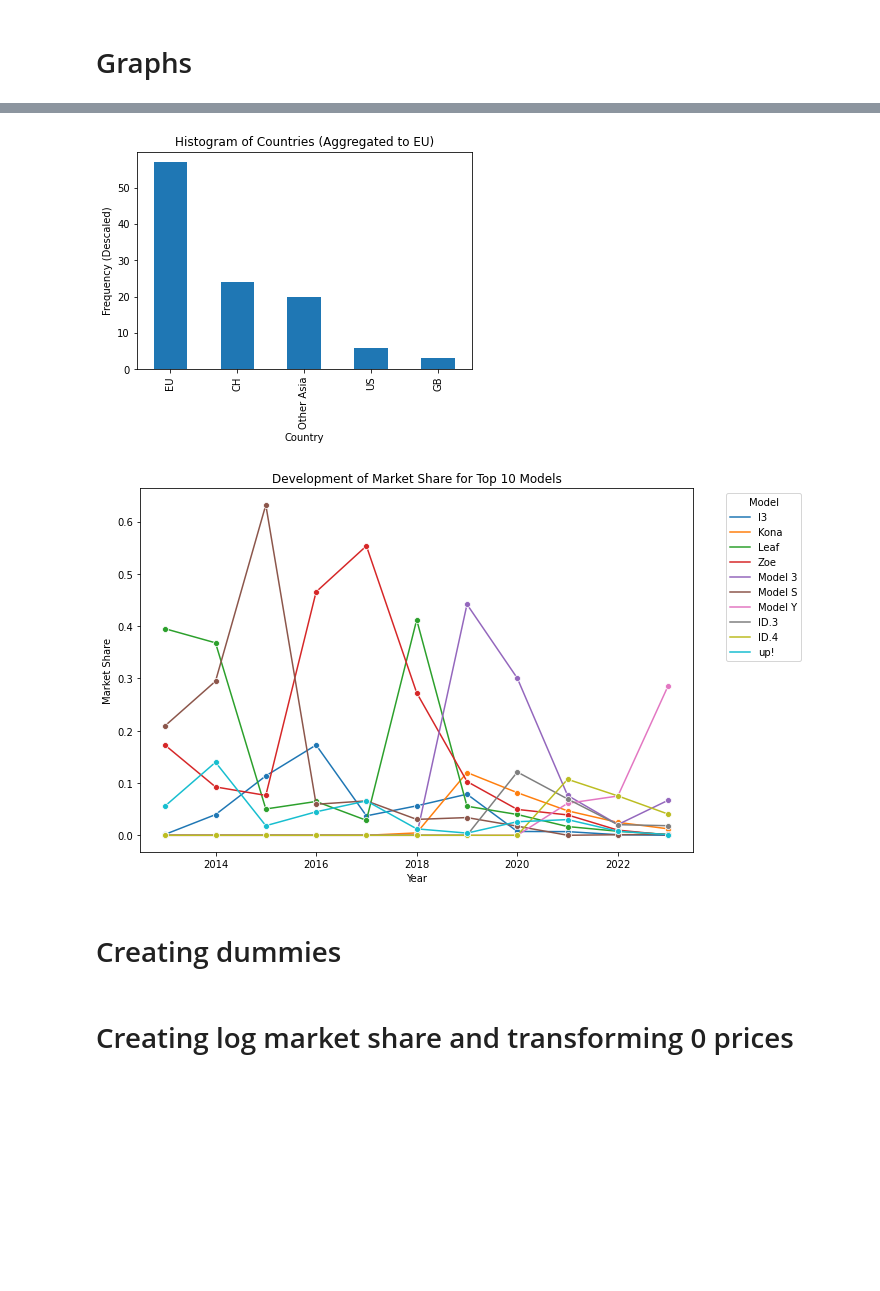
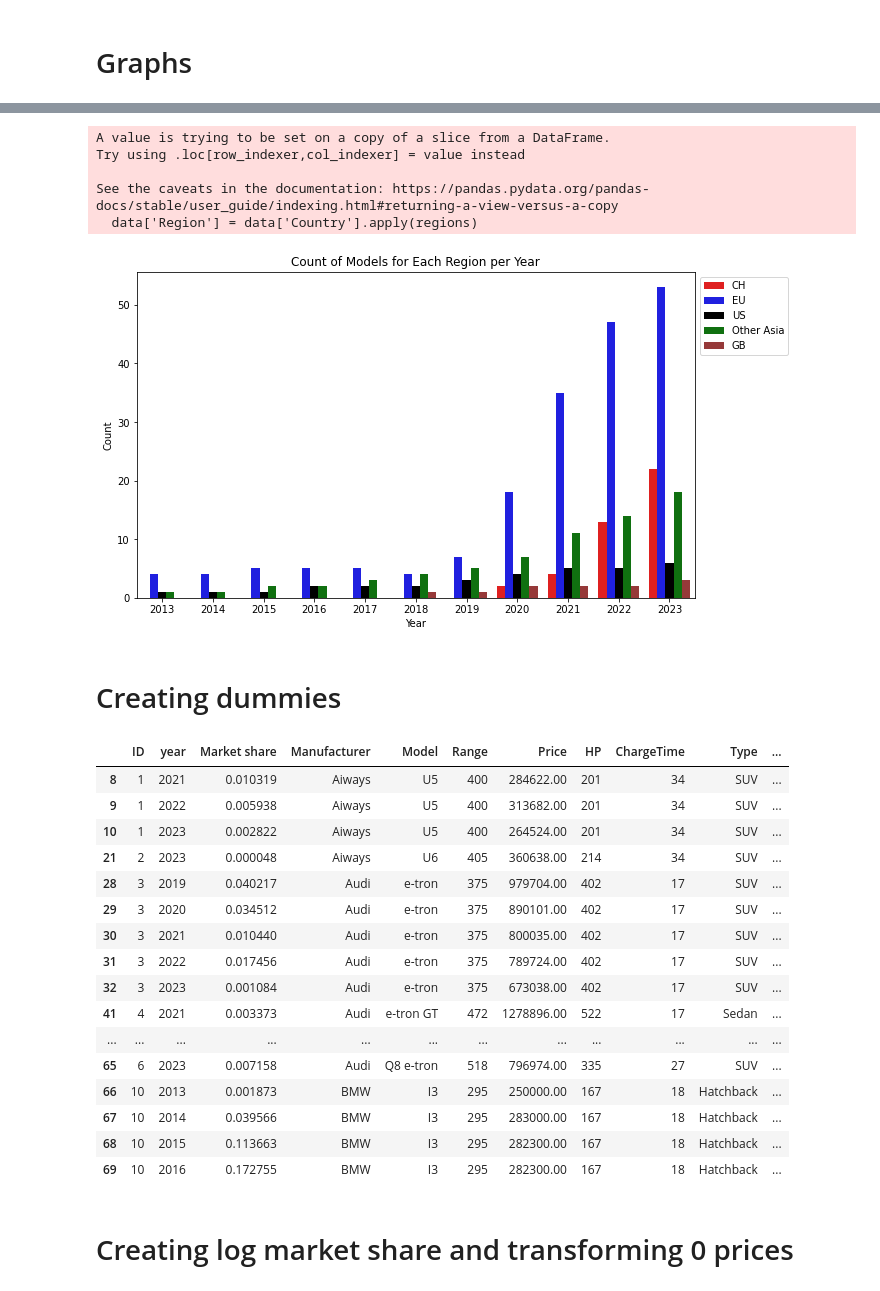
Before and after one commit to Mikkelbos/Bachelor, a Jupyter notebook: V_kode.ipynb, the cells around one changed output, grey strips where cells are left out. Cells and saved outputs as stored; diff of their text form; code cells hidden in the pictures; blank space fills up the shorter version.

```diff
--- a/V_kode.ipynb
+++ b/V_kode.ipynb
@@ -14,5 +14,6 @@ import seaborn as sns
 df = pd.read_csv('dataset.csv')
 Nobs=df['ID'].count()
 df['const']=np.ones((Nobs,1))
-df.head(20)
 df.rename(columns={'Fast charge (min)':'ChargeTime'},inplace=True)
+data = df[df['Market share'] != 0]
+data.head(20)
@@ -36,43 +75,55 @@ df.rename(columns={'Fast charge (min)':'ChargeTime'},inplace=True)
 # %%
 # Define a custom aggregation function
-def aggregate_countries(country):
+def regions(country):
     if country in ['DE', 'FR', 'DK', 'IT', 'RO', 'CZ', 'SP', 'SE']:
         return 'EU'
     elif country in ['JP', 'KR']:
         return 'Other Asia'
     else:
         return country
 
-# Plot the histogram with aggregated countries
-(df['Country'].apply(aggregate_countries).value_counts() / 11).plot(kind='bar')
-plt.xlabel('Country')
-plt.ylabel('Frequency (Descaled)')
-plt.title('Histogram of Countries (Aggregated to EU)')
+# Apply the function to the 'Country' column
+data['Region'] = data['Country'].apply(regions)
+
+# Define the color mapping
+color_dict = {'CH': 'red', 'US': 'black', 'Other Asia': 'green', 'GB': 'brown', 'EU': 'blue'}
+
+# Plot the count of models per country per year
+plt.figure(figsize=(10, 6))
+sns.countplot(x='year', hue='Region', data=data, palette=color_dict)
+plt.title('Count of Models for Each Region per Year')
+plt.xlabel('Year')
+plt.ylabel('Count')
+plt.legend(loc='upper left', bbox_to_anchor=(1, 1))
 plt.show()
 # %% [output]
+A value is trying to be set on a copy of a slice from a DataFrame.
+Try using .loc[row_indexer,col_indexer] = value instead
+
+See the caveats in the documentation: https://pandas.pydata.org/pandas-docs/stable/user_guide/indexing.html#returning-a-view-versus-a-copy
+  data['Region'] = data['Country'].apply(regions)
-[figure, old version]
+[figure, new version]
-# %%
-# Calculate the total market share for each model
-model_market_share = df.groupby('Model')['Market share'].sum()
-
-# Choose the top 10 models by market share
-top_10_models = model_market_share.nlargest(10).index
-
-# Filter the DataFrame to include only the top 10 models
-df_top_n = df[df['Model'].isin(top_10_models)]
-
-# Plot the development of market share for the top 10 models
-plt.figure(figsize=(10, 6))
-sns.lineplot(data=df_top_n, x='year', y='Market share', hue='Model', marker='o')
-plt.xlabel('Year')
-plt.ylabel('Market Share')
-plt.title('Development of Market Share for Top {} Models'.format(10))
-plt.legend(title='Model', bbox_to_anchor=(1.05, 1), loc='upper left')
-plt.tight_layout()
-plt.show()
-# %% [output]
-[figure, removed]
 # %% [markdown]
 # Creating dummies
+# %%
+data.head(20)
+# %% [output]
+|  | ID | year | Market share | Manufacturer | Model | Range | Price | HP | ChargeTime | Type | ... |
+| 8 | 1 | 2021 | 0.010319 | Aiways | U5 | 400 | 284622.00 | 201 | 34 | SUV | ... |
+| 9 | 1 | 2022 | 0.005938 | Aiways | U5 | 400 | 313682.00 | 201 | 34 | SUV | ... |
+| 10 | 1 | 2023 | 0.002822 | Aiways | U5 | 400 | 264524.00 | 201 | 34 | SUV | ... |
+| 21 | 2 | 2023 | 0.000048 | Aiways | U6 | 405 | 360638.00 | 214 | 34 | SUV | ... |
+| 28 | 3 | 2019 | 0.040217 | Audi | e-tron | 375 | 979704.00 | 402 | 17 | SUV | ... |
+| 29 | 3 | 2020 | 0.034512 | Audi | e-tron | 375 | 890101.00 | 402 | 17 | SUV | ... |
+| 30 | 3 | 2021 | 0.010440 | Audi | e-tron | 375 | 800035.00 | 402 | 17 | SUV | ... |
+| 31 | 3 | 2022 | 0.017456 | Audi | e-tron | 375 | 789724.00 | 402 | 17 | SUV | ... |
+| 32 | 3 | 2023 | 0.001084 | Audi | e-tron | 375 | 673038.00 | 402 | 17 | SUV | ... |
+| 41 | 4 | 2021 | 0.003373 | Audi | e-tron GT | 472 | 1278896.00 | 522 | 17 | Sedan | ... |
+| ... | ... | ... | ... | ... | ... | ... | ... | ... | ... | ... | ... |
+| 65 | 6 | 2023 | 0.007158 | Audi | Q8 e-tron | 518 | 796974.00 | 335 | 27 | SUV | ... |
+| 66 | 10 | 2013 | 0.001873 | BMW | I3 | 295 | 250000.00 | 167 | 18 | Hatchback | ... |
+| 67 | 10 | 2014 | 0.039566 | BMW | I3 | 295 | 283000.00 | 167 | 18 | Hatchback | ... |
+| 68 | 10 | 2015 | 0.113663 | BMW | I3 | 295 | 282300.00 | 167 | 18 | Hatchback | ... |
+| 69 | 10 | 2016 | 0.172755 | BMW | I3 | 295 | 282300.00 | 167 | 18 | Hatchback | ... |
 # %%
 # Creating dummies for each segment
```
Also changed, not shown: parts of 17 cells of this notebook.
